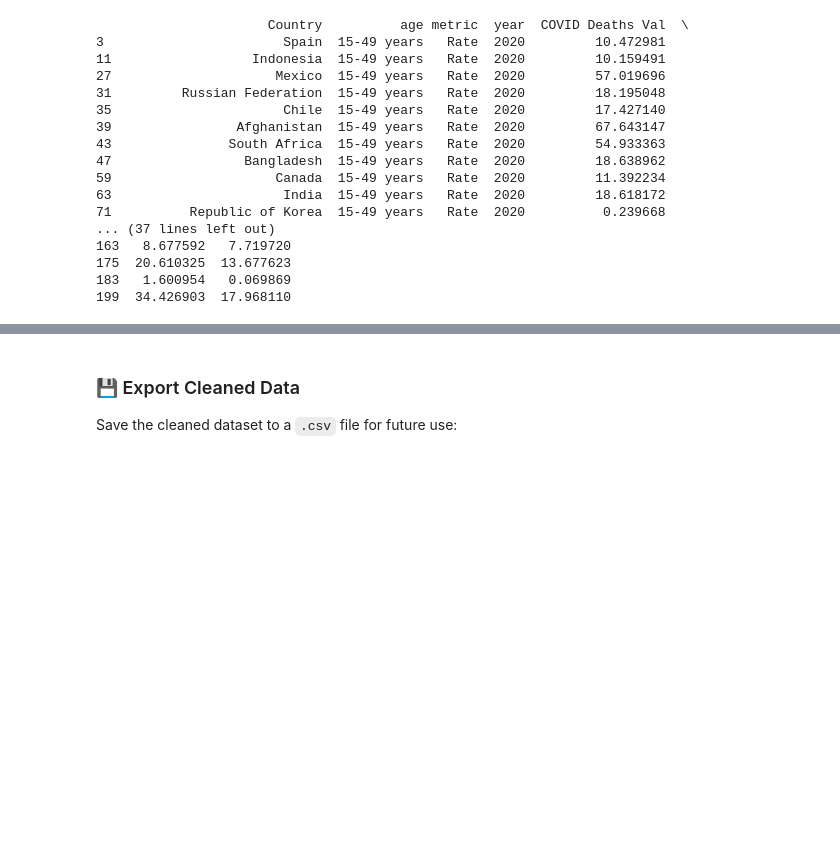
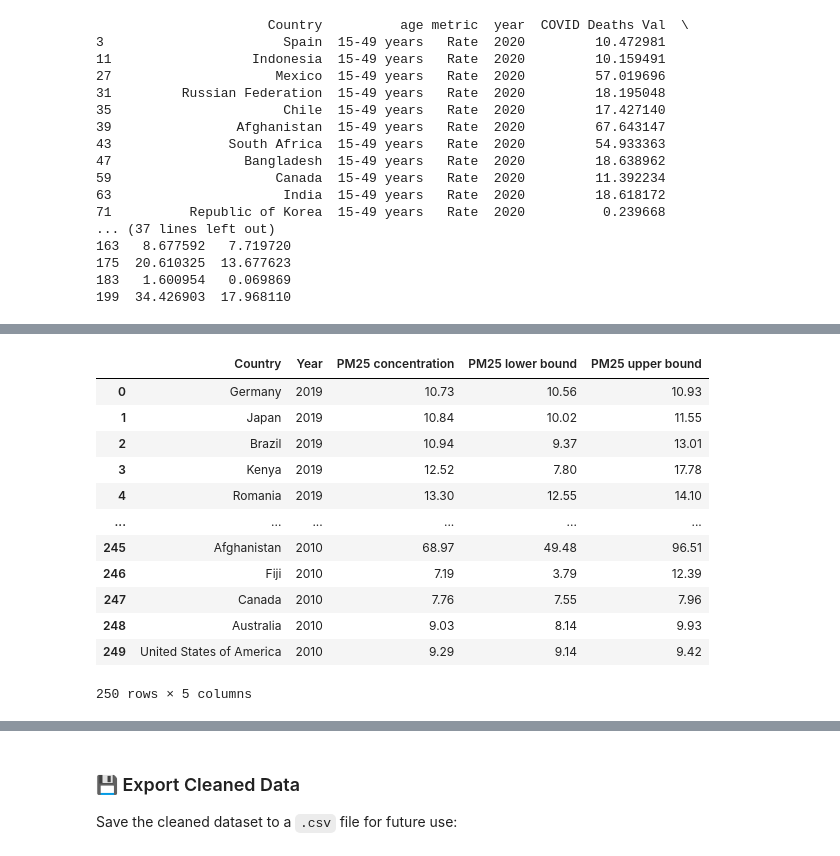
Before and after one commit to ibrahim-sisar/ET6-CDSP-group-09-repo, a Jupyter notebook: 2_data_preparation/covid_death_data_cleaning.ipynb, the cells around one changed output, grey strips where cells are left out. Cells and saved outputs as stored; diff of their text form; code cells hidden in the pictures; blank space fills up the shorter version.

```diff
--- a/2_data_preparation/covid_death_data_cleaning.ipynb
+++ b/2_data_preparation/covid_death_data_cleaning.ipynb
@@ -213,0 +307,18 @@ df_cleaned_death_data.reset_index(drop=True)
+# %%
+pm25_concentration = pd.read_csv("../1_datasets/cleaned_datasets/cleaned_pm25_data.csv")
+df_pm_average = pm25_concentration.copy()
+df_pm_average.copy()
+# %% [output]
+|  | Country | Year | PM25 concentration | PM25 lower bound | PM25 upper bound |
+| 0 | Germany | 2019 | 10.73 | 10.56 | 10.93 |
+| 1 | Japan | 2019 | 10.84 | 10.02 | 11.55 |
+| 2 | Brazil | 2019 | 10.94 | 9.37 | 13.01 |
+| 3 | Kenya | 2019 | 12.52 | 7.80 | 17.78 |
+| 4 | Romania | 2019 | 13.30 | 12.55 | 14.10 |
+| ... | ... | ... | ... | ... | ... |
+| 245 | Afghanistan | 2010 | 68.97 | 49.48 | 96.51 |
+| 246 | Fiji | 2010 | 7.19 | 3.79 | 12.39 |
+| 247 | Canada | 2010 | 7.76 | 7.55 | 7.96 |
+| 248 | Australia | 2010 | 9.03 | 8.14 | 9.93 |
+| 249 | United States of America | 2010 | 9.29 | 9.14 | 9.42 |
+250 rows × 5 columns
```
Also changed, not shown: parts of 14 cells of this notebook, 2 other files.
